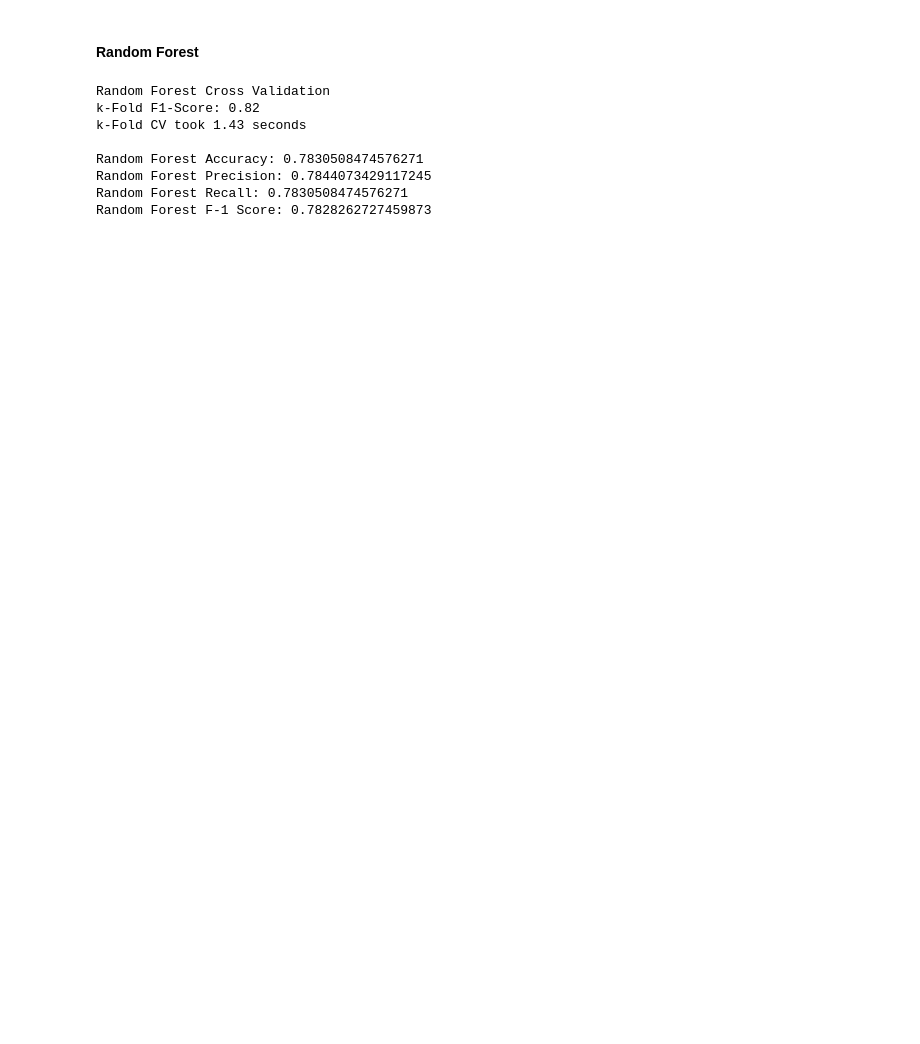
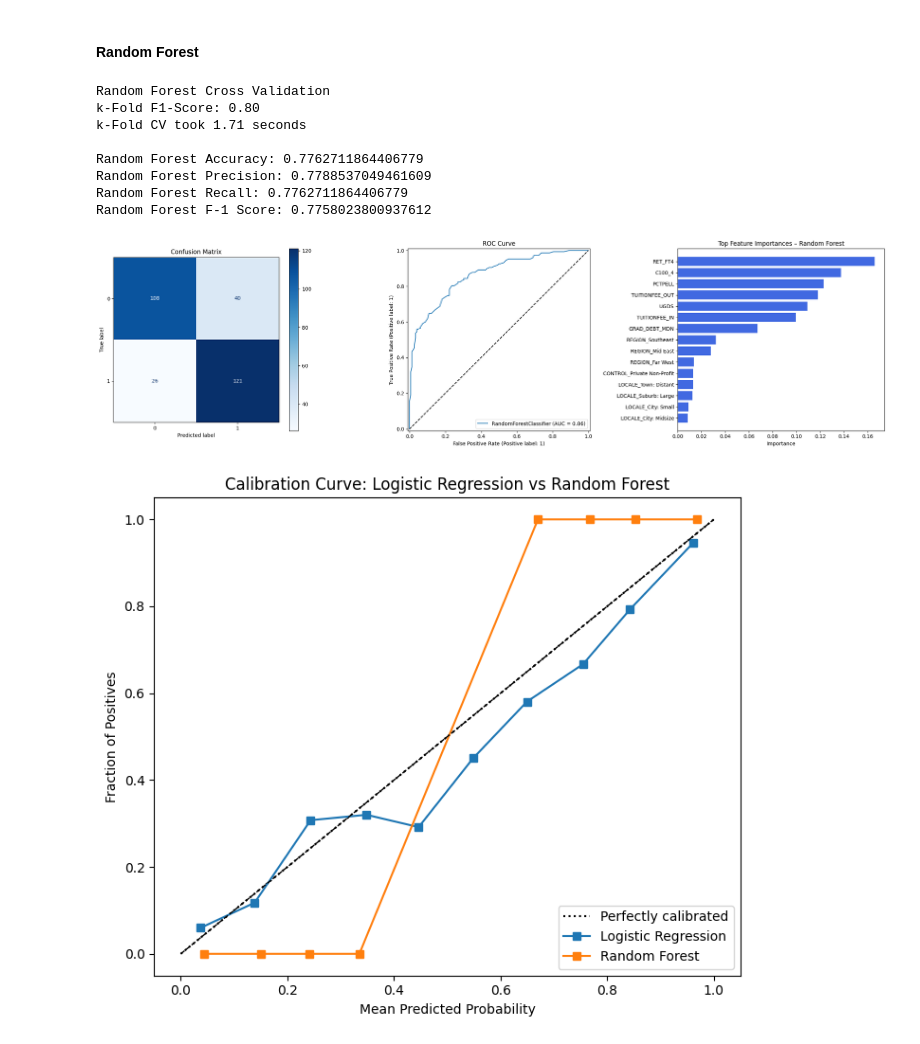
Before and after one commit to INFO523-Fall25-101-201/final-project-ava-lasater, a Jupyter notebook: final-project.ipynb, the cells around one changed output. Saved outputs shown, nothing was run; the diff lists cells and outputs as text; code cells hidden in the pictures; blank space fills up the shorter version.

```diff
--- a/final-project.ipynb
+++ b/final-project.ipynb
@@ -1159,31 +1188,79 @@ Logistic Regression F-1 Score: 0.7719854657317307
 # %%
 # creating model
 rf_classifier = RandomForestClassifier()
 rf_classifier.fit(X_train, y_train)
 rf_predictions = rf_classifier.predict(X_test)
 
 # cross validation for random forest
 print('Random Forest Cross Validation')
 start_time = time.time()
 kf = KFold(n_splits = 5)
 kf_f1_scores = cross_val_score(rf, X_train, y_train, cv = kf, scoring = 'f1_weighted')
 kf_f1_average = np.mean(kf_f1_scores)
 print(f"k-Fold F1-Score: {kf_f1_average:.2f}")
 kfold_time = time.time() - start_time
 print(f"k-Fold CV took {kfold_time:.2f} seconds")
 
 # final evaluation metrics
 print()
 print("Random Forest Accuracy:", accuracy_score(y_test, rf_predictions))
 print("Random Forest Precision:", precision_score(y_test, rf_predictions, average = 'weighted'))
 print("Random Forest Recall:", recall_score(y_test, rf_predictions, average = 'weighted'))
 print("Random Forest F-1 Score:", f1_score(y_test, rf_predictions, average = 'weighted'))
+
+# visualzations
+fig, axes = plt.subplots(1, 3, figsize=(22, 6))
+
+# Confusion Matrix
+ConfusionMatrixDisplay.from_estimator(rf_classifier, X_test, y_test, cmap='Blues', ax=axes[0])
+axes[0].set_title("Confusion Matrix")
+
+# ROC Curve
+RocCurveDisplay.from_estimator(rf_classifier, X_test, y_test, ax=axes[1])
+axes[1].plot([0, 1], [0, 1], 'k--')
+axes[1].set_title("ROC Curve")
+
+# Feature Importance
+rf_importances = pd.Series(rf.feature_importances_, index=X_test.columns)
+rf_importances = rf_importances.sort_values(ascending=True).tail(15)
+
+axes[2].barh(rf_importances.index, rf_importances.values, color='royalblue')
+axes[2].set_title("Top Feature Importances – Random Forest")
+axes[2].set_xlabel("Importance")
+
+plt.tight_layout()
+plt.show()
+
+# using calibration plot to compare
+from sklearn.calibration import CalibrationDisplay
+# Calibration Curve
+# used https://scikit-learn.org/stable/modules/calibration.html to help create this plot
+plt.figure(figsize=(7, 6))
+
+# Logistic Regression
+CalibrationDisplay.from_estimator(
+    log_reg, X_test, y_test, n_bins=10, name="Logistic Regression", ax=plt.gca()
+)
+
+# Random Forest
+CalibrationDisplay.from_estimator(
+    rf, X_test, y_test, n_bins=10, name="Random Forest", ax=plt.gca()
+)
+
+plt.title("Calibration Curve: Logistic Regression vs Random Forest")
+plt.xlabel("Mean Predicted Probability")
+plt.ylabel("Fraction of Positives")
+plt.plot([0,1], [0,1], 'k--', linewidth=1)  # perfect calibration line
+plt.tight_layout()
+plt.show()
 # %% [output]
 Random Forest Cross Validation
-k-Fold F1-Score: 0.82
-k-Fold CV took 1.43 seconds
+k-Fold F1-Score: 0.80
+k-Fold CV took 1.71 seconds
 
-Random Forest Accuracy: 0.7830508474576271
-Random Forest Precision: 0.7844073429117245
-Random Forest Recall: 0.7830508474576271
-Random Forest F-1 Score: 0.7828262727459873
+Random Forest Accuracy: 0.7762711864406779
+Random Forest Precision: 0.7788537049461609
+Random Forest Recall: 0.7762711864406779
+Random Forest F-1 Score: 0.7758023800937612
+[figure, added]
+[figure, added]
```
Also changed, not shown: parts of 2 cells of this notebook.
